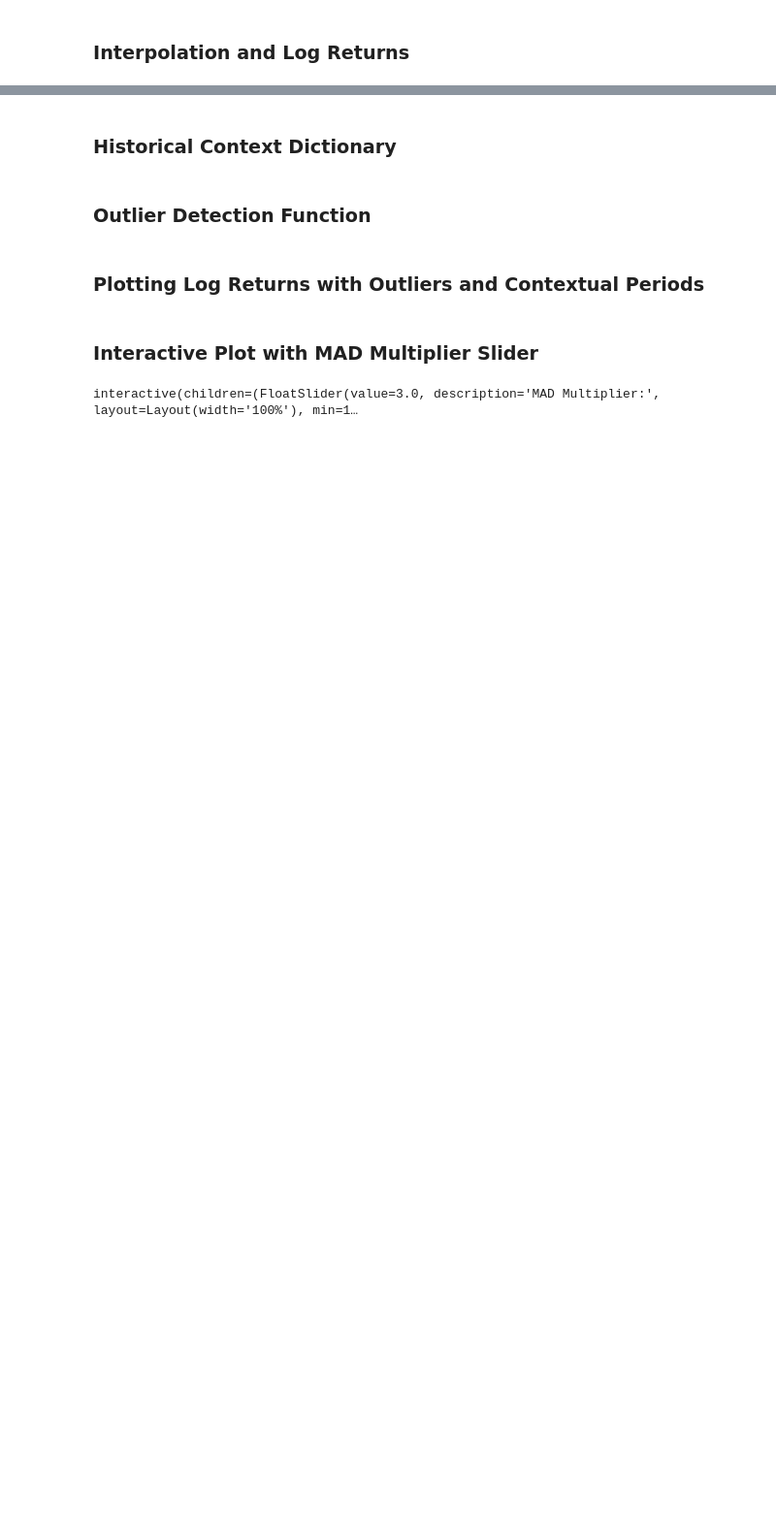
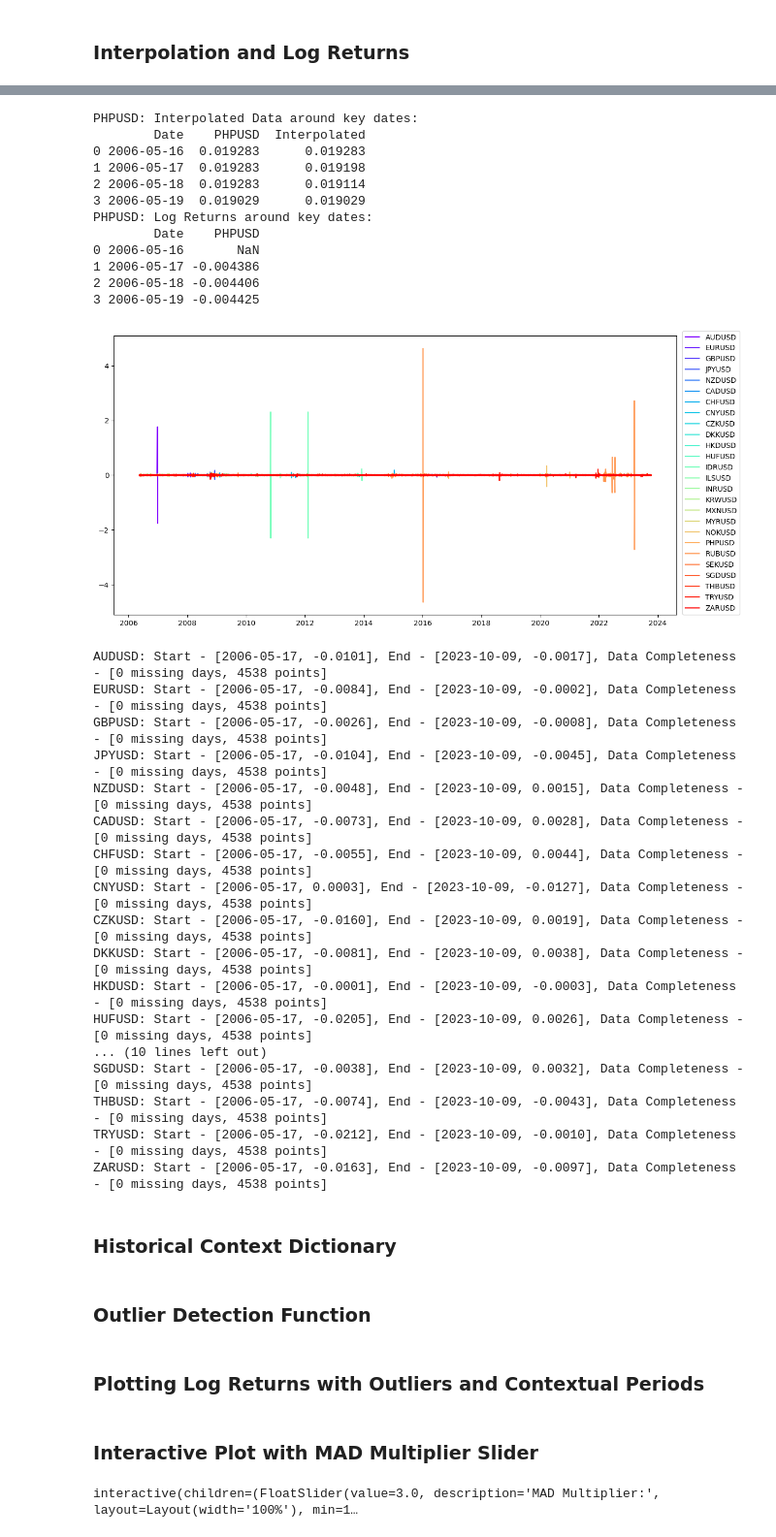
Before and after one commit to CodeBySohyun/Inverse_Ising_Inference, a Jupyter notebook: Data_Analysis/ising_data_preprocessing.ipynb, the cells around one changed output, grey strips where cells are left out. Shown: that part at 97% size. Drawn from its saved outputs; the diff is of its cells as text; code cells hidden in the pictures; blank space fills up the shorter version.

```diff
--- a/Data_Analysis/ising_data_preprocessing.ipynb
+++ b/Data_Analysis/ising_data_preprocessing.ipynb
@@ -161,3 +198,75 @@ removed_df.head()
+# %%
+def calculate_log_returns(df, symbols):
+    log_returns_df = df.copy()
+
+    for symbol in symbols:
+        # Replace consecutive identical values with NaN, but keep the first occurrence
+        series = df[symbol]
+        series_to_interpolate = series.mask(series.duplicated(keep='first') & series.duplicated(keep='last'))
+
+        # Interpolate and fill the first and last elements if needed
+        interpolated_series = series_to_interpolate.interpolate(method='linear', limit_direction='both')
+
+        # Debugging for PHPUSD before log return calculation
+        if symbol == 'PHPUSD':
+            debug_data = df.loc[df['Date'].between('2006-05-16', '2006-05-19'), ['Date', symbol]]
+            debug_data['Interpolated'] = interpolated_series.loc[df['Date'].between('2006-05-16', '2006-05-19')]
+            print("PHPUSD: Interpolated Data around key dates:")
+            print(debug_data)
+
+        # Calculate log returns on the interpolated data
+        log_returns_df[symbol] = np.log(interpolated_series).diff()
+
+        # Debugging for PHPUSD after log return calculation
+        if symbol == 'PHPUSD':
+            debug_log_returns = log_returns_df.loc[df['Date'].between('2006-05-16', '2006-05-19'), ['Date', symbol]]
+            print("PHPUSD: Log Returns around key dates:")
+            print(debug_log_returns)
+
+    # Forward fill any remaining NaNs and remove the first row
+    log_returns_df.replace(0, np.nan, inplace=True)
+    log_returns_df.ffill(inplace=True)
+    log_returns_df = log_returns_df.iloc[1:]
+
+    return log_returns_df
+
+# Calculate the log returns for financial analysis
+log_returns_df = calculate_log_returns(master_df, SYMBOLS)
+# Plot the log returns to visualise the changes over time
+plot_dataframe(log_returns_df, SYMBOLS)
+# Display the log returns DataFrame for quick inspection
+data_summary(log_returns_df, SYMBOLS)
+# %% [output]
+PHPUSD: Interpolated Data around key dates:
+        Date    PHPUSD  Interpolated
+0 2006-05-16  0.019283      0.019283
+1 2006-05-17  0.019283      0.019198
+2 2006-05-18  0.019283      0.019114
+3 2006-05-19  0.019029      0.019029
+PHPUSD: Log Returns around key dates:
+        Date    PHPUSD
+0 2006-05-16       NaN
+1 2006-05-17 -0.004386
+2 2006-05-18 -0.004406
+3 2006-05-19 -0.004425
+[figure, added]
+AUDUSD: Start - [2006-05-17, -0.0101], End - [2023-10-09, -0.0017], Data Completeness - [0 missing days, 4538 points]
+EURUSD: Start - [2006-05-17, -0.0084], End - [2023-10-09, -0.0002], Data Completeness - [0 missing days, 4538 points]
+GBPUSD: Start - [2006-05-17, -0.0026], End - [2023-10-09, -0.0008], Data Completeness - [0 missing days, 4538 points]
+JPYUSD: Start - [2006-05-17, -0.0104], End - [2023-10-09, -0.0045], Data Completeness - [0 missing days, 4538 points]
+NZDUSD: Start - [2006-05-17, -0.0048], End - [2023-10-09, 0.0015], Data Completeness - [0 missing days, 4538 points]
+CADUSD: Start - [2006-05-17, -0.0073], End - [2023-10-09, 0.0028], Data Completeness - [0 missing days, 4538 points]
+CHFUSD: Start - [2006-05-17, -0.0055], End - [2023-10-09, 0.0044], Data Completeness - [0 missing days, 4538 points]
+CNYUSD: Start - [2006-05-17, 0.0003], End - [2023-10-09, -0.0127], Data Completeness - [0 missing days, 4538 points]
+CZKUSD: Start - [2006-05-17, -0.0160], End - [2023-10-09, 0.0019], Data Completeness - [0 missing days, 4538 points]
+DKKUSD: Start - [2006-05-17, -0.0081], End - [2023-10-09, 0.0038], Data Completeness - [0 missing days, 4538 points]
+HKDUSD: Start - [2006-05-17, -0.0001], End - [2023-10-09, -0.0003], Data Completeness - [0 missing days, 4538 points]
+HUFUSD: Start - [2006-05-17, -0.0205], End - [2023-10-09, 0.0026], Data Completeness - [0 missing days, 4538 points]
+... (10 lines left out)
+SGDUSD: Start - [2006-05-17, -0.0038], End - [2023-10-09, 0.0032], Data Completeness - [0 missing days, 4538 points]
+THBUSD: Start - [2006-05-17, -0.0074], End - [2023-10-09, -0.0043], Data Completeness - [0 missing days, 4538 points]
+TRYUSD: Start - [2006-05-17, -0.0212], End - [2023-10-09, -0.0010], Data Completeness - [0 missing days, 4538 points]
+ZARUSD: Start - [2006-05-17, -0.0163], End - [2023-10-09, -0.0097], Data Completeness - [0 missing days, 4538 points]
 # %% [markdown]
 ### Historical Context Dictionary
 # %%
```
Also changed, not shown: parts of 22 cells of this notebook, 2 other files.
